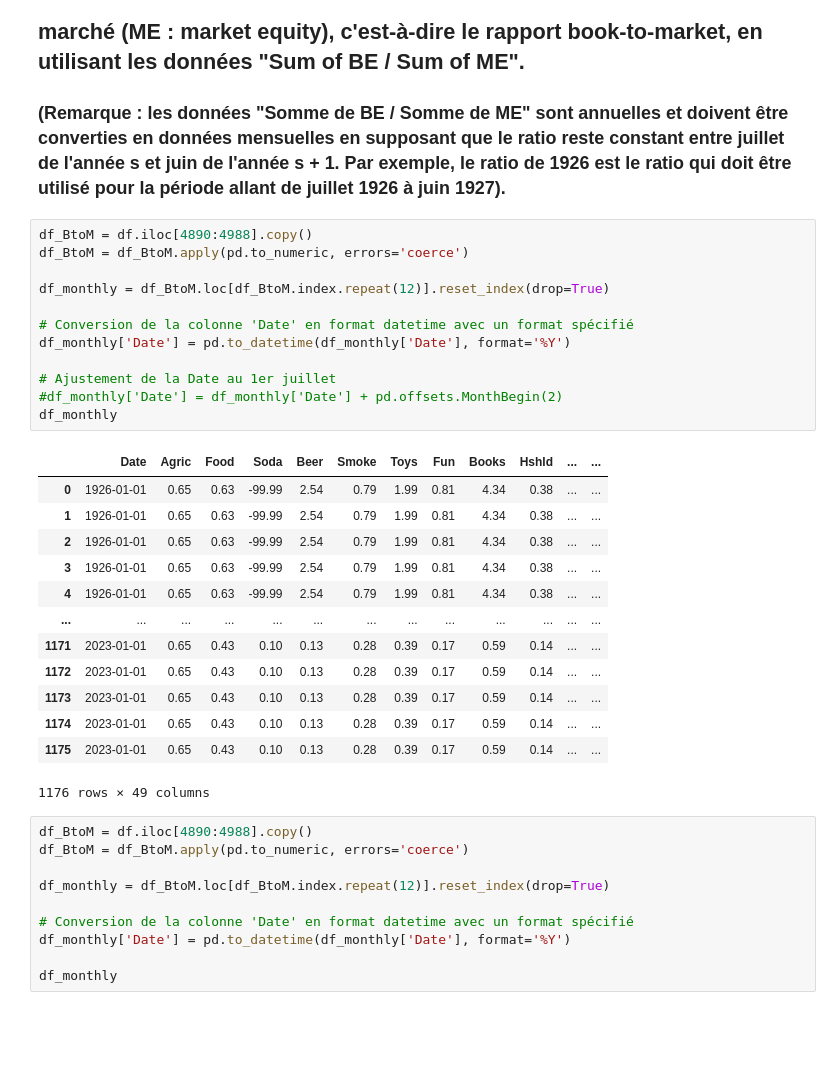
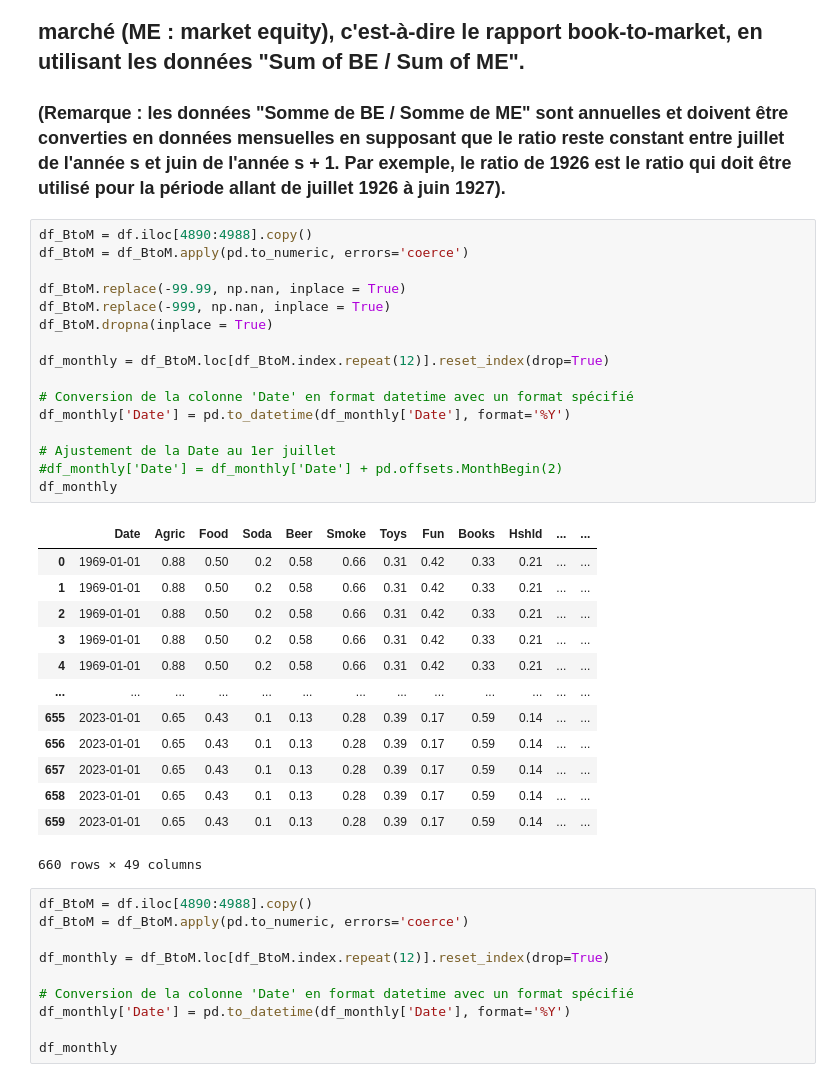
Before and after one commit to DominicPrenovost/TP2-PF-management, a Jupyter notebook: QuestionC.ipynb, the cells around one changed output. Cells and saved outputs as stored; diff of their text form; blank space fills up the shorter version.

```diff
--- a/QuestionC.ipynb
+++ b/QuestionC.ipynb
@@ -49,29 +49,33 @@ market_cap
 # %%
 df_BtoM = df.iloc[4890:4988].copy()
 df_BtoM = df_BtoM.apply(pd.to_numeric, errors='coerce')
+
+df_BtoM.replace(-99.99, np.nan, inplace = True)
+df_BtoM.replace(-999, np.nan, inplace = True)
+df_BtoM.dropna(inplace = True)
 
 df_monthly = df_BtoM.loc[df_BtoM.index.repeat(12)].reset_index(drop=True)
 
 # Conversion de la colonne 'Date' en format datetime avec un format spécifié
 df_monthly['Date'] = pd.to_datetime(df_monthly['Date'], format='%Y')
 
 # Ajustement de la Date au 1er juillet
 #df_monthly['Date'] = df_monthly['Date'] + pd.offsets.MonthBegin(2)
 df_monthly
 # %% [output]
 |  | Date | Agric | Food | Soda | Beer | Smoke | Toys | Fun | Books | Hshld | ... | ... |
-| 0 | 1926-01-01 | 0.65 | 0.63 | -99.99 | 2.54 | 0.79 | 1.99 | 0.81 | 4.34 | 0.38 | ... | ... |
-| 1 | 1926-01-01 | 0.65 | 0.63 | -99.99 | 2.54 | 0.79 | 1.99 | 0.81 | 4.34 | 0.38 | ... | ... |
-| 2 | 1926-01-01 | 0.65 | 0.63 | -99.99 | 2.54 | 0.79 | 1.99 | 0.81 | 4.34 | 0.38 | ... | ... |
-| 3 | 1926-01-01 | 0.65 | 0.63 | -99.99 | 2.54 | 0.79 | 1.99 | 0.81 | 4.34 | 0.38 | ... | ... |
-| 4 | 1926-01-01 | 0.65 | 0.63 | -99.99 | 2.54 | 0.79 | 1.99 | 0.81 | 4.34 | 0.38 | ... | ... |
+| 0 | 1969-01-01 | 0.88 | 0.50 | 0.2 | 0.58 | 0.66 | 0.31 | 0.42 | 0.33 | 0.21 | ... | ... |
+| 1 | 1969-01-01 | 0.88 | 0.50 | 0.2 | 0.58 | 0.66 | 0.31 | 0.42 | 0.33 | 0.21 | ... | ... |
+| 2 | 1969-01-01 | 0.88 | 0.50 | 0.2 | 0.58 | 0.66 | 0.31 | 0.42 | 0.33 | 0.21 | ... | ... |
+| 3 | 1969-01-01 | 0.88 | 0.50 | 0.2 | 0.58 | 0.66 | 0.31 | 0.42 | 0.33 | 0.21 | ... | ... |
+| 4 | 1969-01-01 | 0.88 | 0.50 | 0.2 | 0.58 | 0.66 | 0.31 | 0.42 | 0.33 | 0.21 | ... | ... |
 | ... | ... | ... | ... | ... | ... | ... | ... | ... | ... | ... | ... | ... |
-| 1171 | 2023-01-01 | 0.65 | 0.43 | 0.10 | 0.13 | 0.28 | 0.39 | 0.17 | 0.59 | 0.14 | ... | ... |
-| 1172 | 2023-01-01 | 0.65 | 0.43 | 0.10 | 0.13 | 0.28 | 0.39 | 0.17 | 0.59 | 0.14 | ... | ... |
-| 1173 | 2023-01-01 | 0.65 | 0.43 | 0.10 | 0.13 | 0.28 | 0.39 | 0.17 | 0.59 | 0.14 | ... | ... |
-| 1174 | 2023-01-01 | 0.65 | 0.43 | 0.10 | 0.13 | 0.28 | 0.39 | 0.17 | 0.59 | 0.14 | ... | ... |
-| 1175 | 2023-01-01 | 0.65 | 0.43 | 0.10 | 0.13 | 0.28 | 0.39 | 0.17 | 0.59 | 0.14 | ... | ... |
+| 655 | 2023-01-01 | 0.65 | 0.43 | 0.1 | 0.13 | 0.28 | 0.39 | 0.17 | 0.59 | 0.14 | ... | ... |
+| 656 | 2023-01-01 | 0.65 | 0.43 | 0.1 | 0.13 | 0.28 | 0.39 | 0.17 | 0.59 | 0.14 | ... | ... |
+| 657 | 2023-01-01 | 0.65 | 0.43 | 0.1 | 0.13 | 0.28 | 0.39 | 0.17 | 0.59 | 0.14 | ... | ... |
+| 658 | 2023-01-01 | 0.65 | 0.43 | 0.1 | 0.13 | 0.28 | 0.39 | 0.17 | 0.59 | 0.14 | ... | ... |
+| 659 | 2023-01-01 | 0.65 | 0.43 | 0.1 | 0.13 | 0.28 | 0.39 | 0.17 | 0.59 | 0.14 | ... | ... |
-1176 rows × 49 columns
+660 rows × 49 columns
 # %%
 df_BtoM = df.iloc[4890:4988].copy()
 df_BtoM = df_BtoM.apply(pd.to_numeric, errors='coerce')
```
